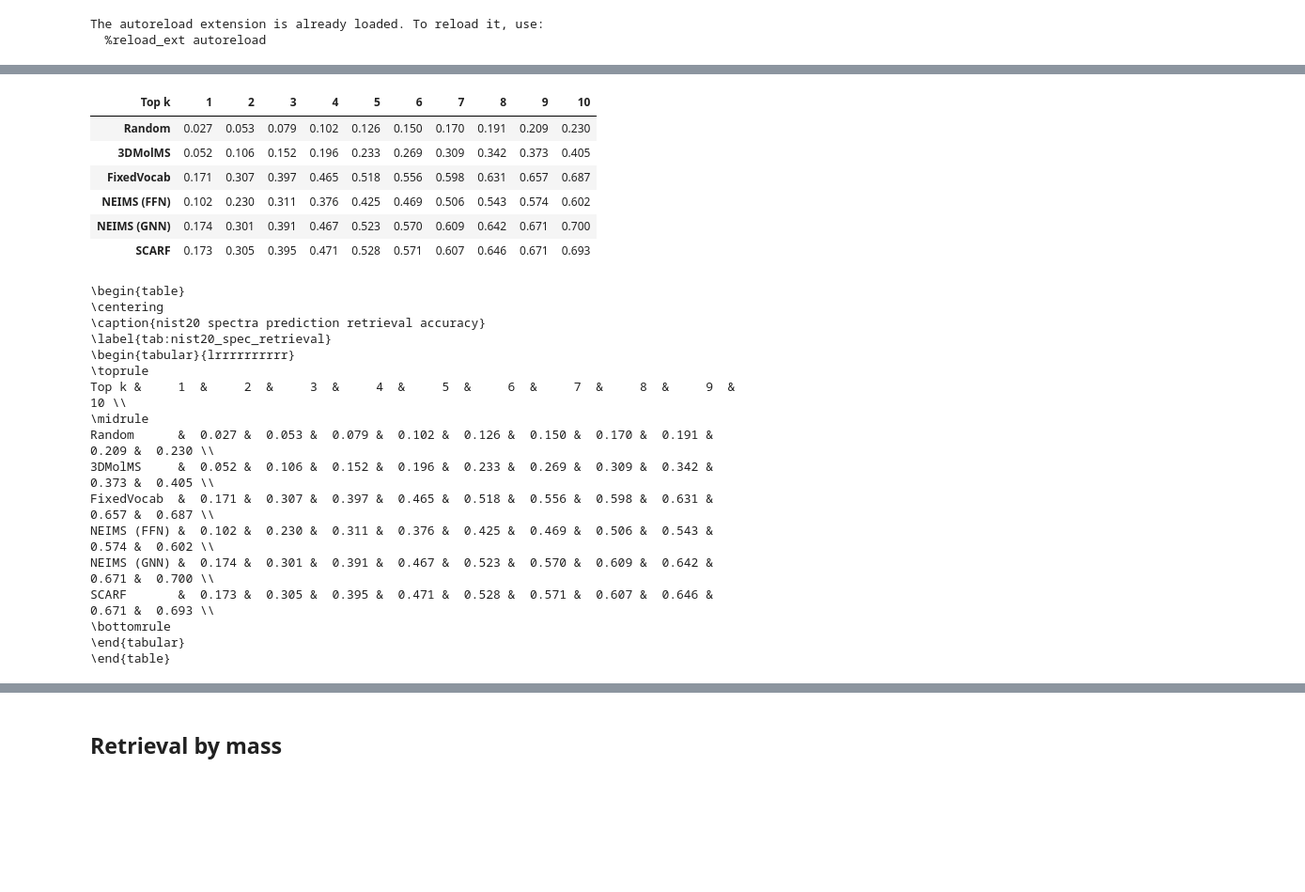
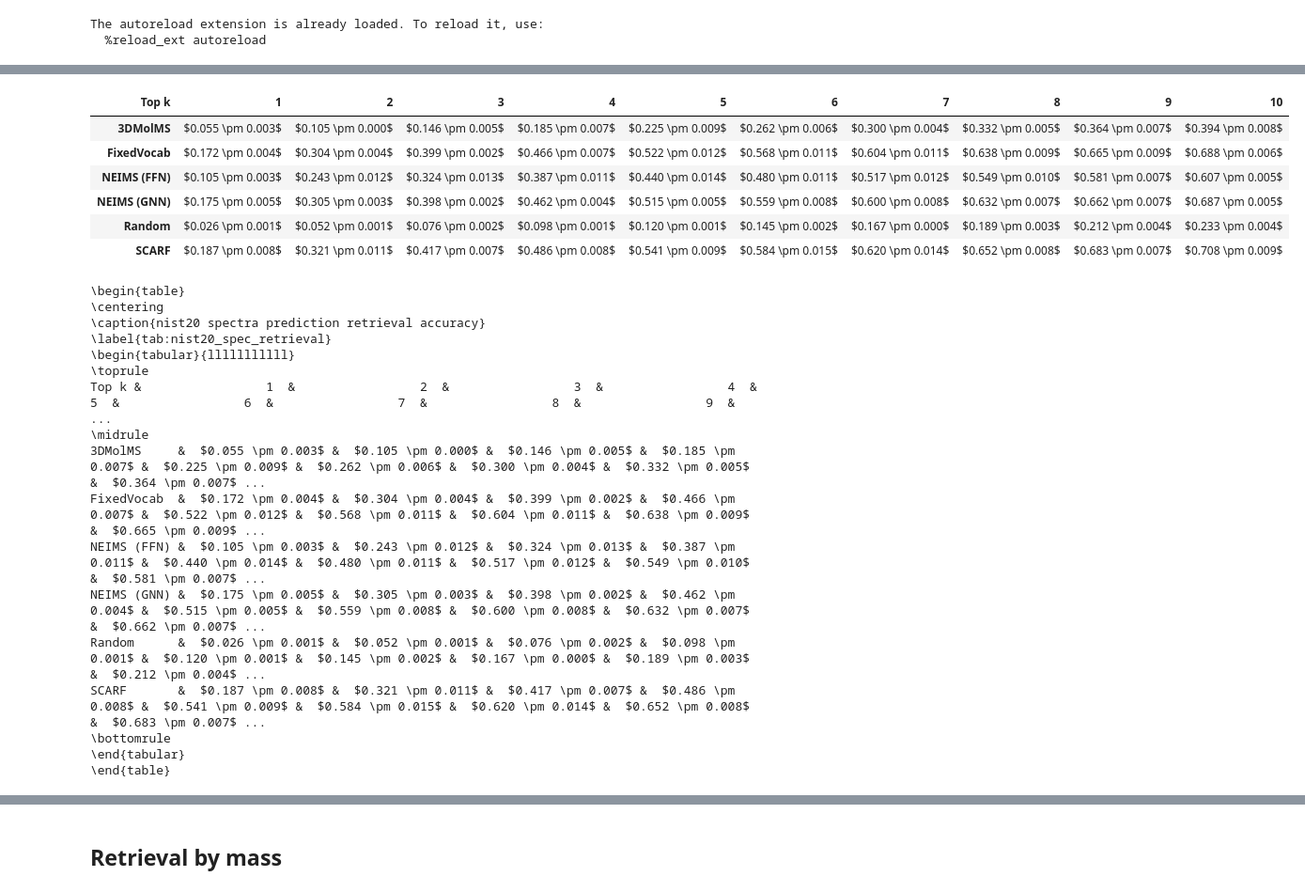
Before and after one commit to samgoldman97/ms-pred, a Jupyter notebook: notebooks/scarf_fig_retrieval.ipynb, the cells around one changed output, grey strips where cells are left out. Shown: that part at 94% size. Drawn from its saved outputs; the diff is of its cells as text; code cells hidden in the pictures; blank space fills up the shorter version.

Commit message:
Update with scarf fig generation

```diff
--- a/notebooks/scarf_fig_retrieval.ipynb
+++ b/notebooks/scarf_fig_retrieval.ipynb
@@ -38,19 +41,24 @@ names = [
     "NEIMS (GNN)",
     "SCARF",
 ]
+
 dataset_to_res = {}
 for dataset_name in dataset_names:
-    results_files = [
-        f"../results/dag_inten_{dataset_name}/split_1/retrieval_{dataset_name}_split_1_50/rerank_eval_random.yaml",
-        f"../results/molnetms_baseline_{dataset_name}/split_1/retrieval_{dataset_name}_split_1_50/rerank_eval_cos.yaml",
-        f"../results/graff_ms_baseline_{dataset_name}/split_1/retrieval_{dataset_name}_split_1_50/rerank_eval_cos.yaml",
-        f"../results/ffn_baseline_{dataset_name}/split_1/retrieval_{dataset_name}_split_1_50/rerank_eval_cos.yaml",
-        f"../results/gnn_baseline_{dataset_name}/split_1/retrieval_{dataset_name}_split_1_50/rerank_eval_cos.yaml",
-        f"../results/scarf_inten_{dataset_name}/split_1/retrieval_{dataset_name}_split_1_50/rerank_eval_cos.yaml",
-        f"../results/dag_inten_{dataset_name}/split_1/retrieval_{dataset_name}_split_1_50/rerank_eval_cos.yaml",
-    ]
+    yaml_files = defaultdict(lambda : [])
+    for seed in [1,2,3]:
+        results_files = [
+            f"../results/dag_inten_{dataset_name}/split_1_rnd{seed}/retrieval_{dataset_name}_split_1_50/rerank_eval_random.yaml",
+            f"../results/molnetms_baseline_{dataset_name}/split_1_rnd{seed}/retrieval_{dataset_name}_split_1_50/rerank_eval_cos.yaml",
+            f"../results/graff_ms_baseline_{dataset_name}/split_1_rnd{seed}/retrieval_{dataset_name}_split_1_50/rerank_eval_cos.yaml",
+            f"../results/ffn_baseline_{dataset_name}/split_1_rnd{seed}/retrieval_{dataset_name}_split_1_50/rerank_eval_cos.yaml",
+            f"../results/gnn_baseline_{dataset_name}/split_1_rnd{seed}/retrieval_{dataset_name}_split_1_50/rerank_eval_cos.yaml",
+            f"../results/scarf_inten_{dataset_name}/split_1_rnd{seed}/retrieval_{dataset_name}_split_1_50/rerank_eval_cos.yaml",
+            # f"../results/dag_inten_{dataset_name}/split_1_rnd{seed}/retrieval_{dataset_name}_split_1_50/rerank_eval_cos.yaml",
+        ]
 
-    yaml_files = {i: yaml.safe_load(open(j, "r")) for i, j in zip(names, results_files)}
+
+        for i, j in zip(names, results_files):
+            yaml_files[i].append(yaml.safe_load(open(j, "r")))
     dataset_to_res[dataset_name] = yaml_files
 # %%
 out_df = []
@@ -62,8 +70,15 @@ for dataset, yaml_files in dataset_to_res.items():
             new_entry = {
                 "Method": k,
                 "Top k": new_name,
-                "Acc": v[old_name],
+                "Acc": np.mean([vv[old_name] for vv in v]),
+                "Acc 95%": 1.96 * sem([vv[old_name] for vv in v]),
                 "Dataset": dataset,
             }
             out_df.append(new_entry)
 out_df = pd.DataFrame(out_df)
+out_df['Acc_orig'] = out_df['Acc']
+# %%
+out_df["Acc"] = [
+    rf"${i:.3f} \pm {j:.3f}$"
+    for i, j in zip(out_df["Acc_orig"], out_df["Acc 95%"])
+]
@@ -70,42 +101,42 @@ out_df = pd.DataFrame(out_df)
 # %%
 for dataset_name in dataset_names:
     # Filter out df to specific dataset
     df = out_df[out_df["Dataset"] == dataset_name]
     pivoted_tbl = df.reset_index().pivot_table(
-        index="Method", values="Acc", columns="Top k"
+        index="Method", values="Acc", columns="Top k", aggfunc="first"
     )
     pivoted_tbl.index.name = None
-    pivoted_tbl = pivoted_tbl.round(3)
-    pivoted_tbl = pivoted_tbl.loc[names]
+    # pivoted_tbl = pivoted_tbl.round(3)
+    # pivoted_tbl = pivoted_tbl.loc[names]
 
     display(pivoted_tbl)
     latex = pivoted_tbl.to_latex(
         caption=f"{dataset_name} spectra prediction retrieval accuracy",
-        label=f"tab:{dataset_name}_spec_retrieval",
+        label=f"tab:{dataset_name}_spec_retrieval", escape=False
     )
     print(latex)
 # %% [output]
 | Top k | 1 | 2 | 3 | 4 | 5 | 6 | 7 | 8 | 9 | 10 |
-| Random | 0.027 | 0.053 | 0.079 | 0.102 | 0.126 | 0.150 | 0.170 | 0.191 | 0.209 | 0.230 |
-| 3DMolMS | 0.052 | 0.106 | 0.152 | 0.196 | 0.233 | 0.269 | 0.309 | 0.342 | 0.373 | 0.405 |
-| FixedVocab | 0.171 | 0.307 | 0.397 | 0.465 | 0.518 | 0.556 | 0.598 | 0.631 | 0.657 | 0.687 |
-| NEIMS (FFN) | 0.102 | 0.230 | 0.311 | 0.376 | 0.425 | 0.469 | 0.506 | 0.543 | 0.574 | 0.602 |
-| NEIMS (GNN) | 0.174 | 0.301 | 0.391 | 0.467 | 0.523 | 0.570 | 0.609 | 0.642 | 0.671 | 0.700 |
-| SCARF | 0.173 | 0.305 | 0.395 | 0.471 | 0.528 | 0.571 | 0.607 | 0.646 | 0.671 | 0.693 |
+| 3DMolMS | $0.055 \pm 0.003$ | $0.105 \pm 0.000$ | $0.146 \pm 0.005$ | $0.185 \pm 0.007$ | $0.225 \pm 0.009$ | $0.262 \pm 0.006$ | $0.300 \pm 0.004$ | $0.332 \pm 0.005$ | $0.364 \pm 0.007$ | $0.394 \pm 0.008$ |
+| FixedVocab | $0.172 \pm 0.004$ | $0.304 \pm 0.004$ | $0.399 \pm 0.002$ | $0.466 \pm 0.007$ | $0.522 \pm 0.012$ | $0.568 \pm 0.011$ | $0.604 \pm 0.011$ | $0.638 \pm 0.009$ | $0.665 \pm 0.009$ | $0.688 \pm 0.006$ |
+| NEIMS (FFN) | $0.105 \pm 0.003$ | $0.243 \pm 0.012$ | $0.324 \pm 0.013$ | $0.387 \pm 0.011$ | $0.440 \pm 0.014$ | $0.480 \pm 0.011$ | $0.517 \pm 0.012$ | $0.549 \pm 0.010$ | $0.581 \pm 0.007$ | $0.607 \pm 0.005$ |
+| NEIMS (GNN) | $0.175 \pm 0.005$ | $0.305 \pm 0.003$ | $0.398 \pm 0.002$ | $0.462 \pm 0.004$ | $0.515 \pm 0.005$ | $0.559 \pm 0.008$ | $0.600 \pm 0.008$ | $0.632 \pm 0.007$ | $0.662 \pm 0.007$ | $0.687 \pm 0.005$ |
+| Random | $0.026 \pm 0.001$ | $0.052 \pm 0.001$ | $0.076 \pm 0.002$ | $0.098 \pm 0.001$ | $0.120 \pm 0.001$ | $0.145 \pm 0.002$ | $0.167 \pm 0.000$ | $0.189 \pm 0.003$ | $0.212 \pm 0.004$ | $0.233 \pm 0.004$ |
+| SCARF | $0.187 \pm 0.008$ | $0.321 \pm 0.011$ | $0.417 \pm 0.007$ | $0.486 \pm 0.008$ | $0.541 \pm 0.009$ | $0.584 \pm 0.015$ | $0.620 \pm 0.014$ | $0.652 \pm 0.008$ | $0.683 \pm 0.007$ | $0.708 \pm 0.009$ |
 \begin{table}
 \centering
 \caption{nist20 spectra prediction retrieval accuracy}
 \label{tab:nist20_spec_retrieval}
-\begin{tabular}{lrrrrrrrrrr}
+\begin{tabular}{lllllllllll}
 \toprule
-Top k &     1  &     2  &     3  &     4  &     5  &     6  &     7  &     8  &     9  &     10 \\
+Top k &                 1  &                 2  &                 3  &                 4  &                 5  &                 6  &                 7  &                 8  &                 9  &     ...
 \midrule
-Random      &  0.027 &  0.053 &  0.079 &  0.102 &  0.126 &  0.150 &  0.170 &  0.191 &  0.209 &  0.230 \\
-3DMolMS     &  0.052 &  0.106 &  0.152 &  0.196 &  0.233 &  0.269 &  0.309 &  0.342 &  0.373 &  0.405 \\
-FixedVocab  &  0.171 &  0.307 &  0.397 &  0.465 &  0.518 &  0.556 &  0.598 &  0.631 &  0.657 &  0.687 \\
-NEIMS (FFN) &  0.102 &  0.230 &  0.311 &  0.376 &  0.425 &  0.469 &  0.506 &  0.543 &  0.574 &  0.602 \\
-NEIMS (GNN) &  0.174 &  0.301 &  0.391 &  0.467 &  0.523 &  0.570 &  0.609 &  0.642 &  0.671 &  0.700 \\
-SCARF       &  0.173 &  0.305 &  0.395 &  0.471 &  0.528 &  0.571 &  0.607 &  0.646 &  0.671 &  0.693 \\
+3DMolMS     &  $0.055 \pm 0.003$ &  $0.105 \pm 0.000$ &  $0.146 \pm 0.005$ &  $0.185 \pm 0.007$ &  $0.225 \pm 0.009$ &  $0.262 \pm 0.006$ &  $0.300 \pm 0.004$ &  $0.332 \pm 0.005$ &  $0.364 \pm 0.007$ ...
+FixedVocab  &  $0.172 \pm 0.004$ &  $0.304 \pm 0.004$ &  $0.399 \pm 0.002$ &  $0.466 \pm 0.007$ &  $0.522 \pm 0.012$ &  $0.568 \pm 0.011$ &  $0.604 \pm 0.011$ &  $0.638 \pm 0.009$ &  $0.665 \pm 0.009$ ...
+NEIMS (FFN) &  $0.105 \pm 0.003$ &  $0.243 \pm 0.012$ &  $0.324 \pm 0.013$ &  $0.387 \pm 0.011$ &  $0.440 \pm 0.014$ &  $0.480 \pm 0.011$ &  $0.517 \pm 0.012$ &  $0.549 \pm 0.010$ &  $0.581 \pm 0.007$ ...
+NEIMS (GNN) &  $0.175 \pm 0.005$ &  $0.305 \pm 0.003$ &  $0.398 \pm 0.002$ &  $0.462 \pm 0.004$ &  $0.515 \pm 0.005$ &  $0.559 \pm 0.008$ &  $0.600 \pm 0.008$ &  $0.632 \pm 0.007$ &  $0.662 \pm 0.007$ ...
+Random      &  $0.026 \pm 0.001$ &  $0.052 \pm 0.001$ &  $0.076 \pm 0.002$ &  $0.098 \pm 0.001$ &  $0.120 \pm 0.001$ &  $0.145 \pm 0.002$ &  $0.167 \pm 0.000$ &  $0.189 \pm 0.003$ &  $0.212 \pm 0.004$ ...
+SCARF       &  $0.187 \pm 0.008$ &  $0.321 \pm 0.011$ &  $0.417 \pm 0.007$ &  $0.486 \pm 0.008$ &  $0.541 \pm 0.009$ &  $0.584 \pm 0.015$ &  $0.620 \pm 0.014$ &  $0.652 \pm 0.008$ &  $0.683 \pm 0.007$ ...
 \bottomrule
 \end{tabular}
 \end{table}
```
Also changed, not shown: parts of 23 cells of this notebook, 11 other files.
